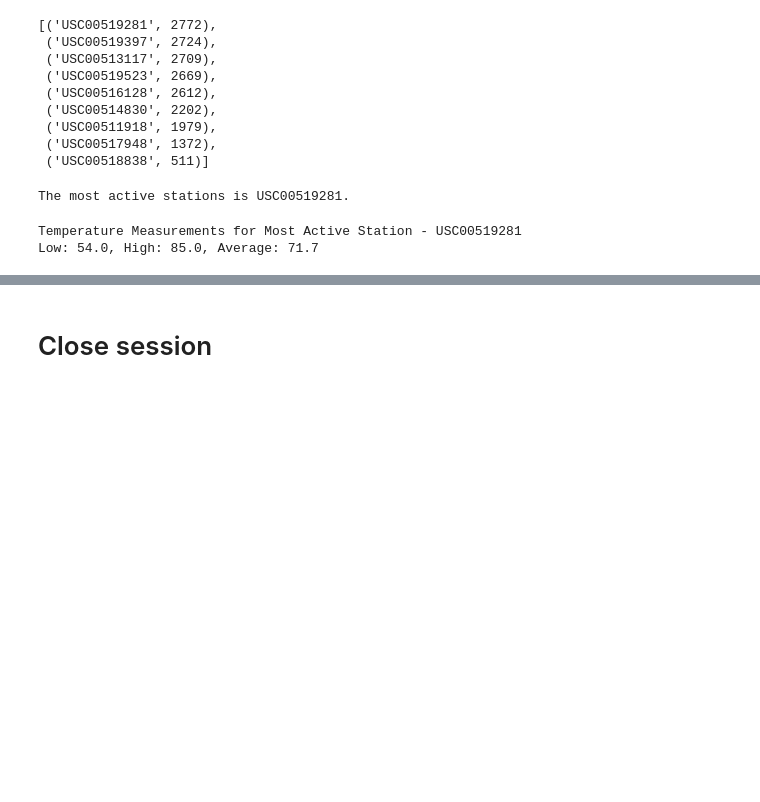
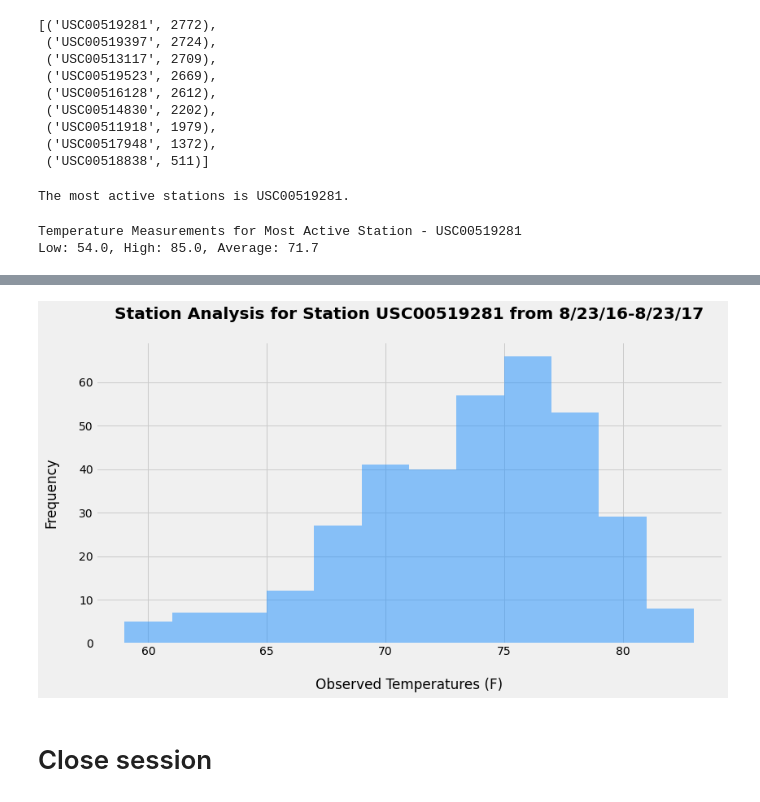
Before and after one commit to RH-cmd/sqlalchemy-challenge, a Jupyter notebook: climate_starter.ipynb, the cells around one changed output, grey strips where cells are left out. Saved outputs shown, nothing was run; the diff lists cells and outputs as text; code cells hidden in the pictures; blank space fills up the shorter version.

Commit message:
Station Analysis and png

```diff
--- a/climate_starter.ipynb
+++ b/climate_starter.ipynb
@@ -153,3 +153,7 @@ Low: 54.0, High: 85.0, Average: 71.7
 # %%
 # Using the most active station id
 # Query the last 12 months of temperature observation data for this station and plot the results as a histogram
+most_active_station_data = session.query(Measurement.date, Measurement.tobs).\
+                            filter(Measurement.station == most_active_station).\
+                            filter(Measurement.date >= date_2016).all()
+most_active_station_data
@@ -155,0 +178,4 @@ Low: 54.0, High: 85.0, Average: 71.7
+# %%
+#Save results into a dataframe
+USC00519281_df = pd.DataFrame(most_active_station_data, columns=['Date','Temperature'])
+USC00519281_df
@@ -156,3 +196,17 @@ Low: 54.0, High: 85.0, Average: 71.7
+# %%
+# Use the query of temperature observation data for this station and plot the results as a histogram
+USC00519281_df.hist(figsize=(12,7), bins=12, color="dodgerblue", alpha=0.5)
+
+plt.xlabel("\nObserved Temperatures (F)")
+plt.ylabel("Frequency\n")
+plt.title(f"Station Analysis for Station {most_active_station} from 8/23/16-8/23/17\n", weight="bold")
+
+plt.grid(True)
+plt.tight_layout()
+plt.savefig("Output_Data/Station_Analysis.png")
+plt.show()
+# %% [output]
+[figure, added]
 # %% [markdown]
 # Close session
 # %%
```
Also changed, not shown: parts of 2 cells of this notebook, 1 other file.
